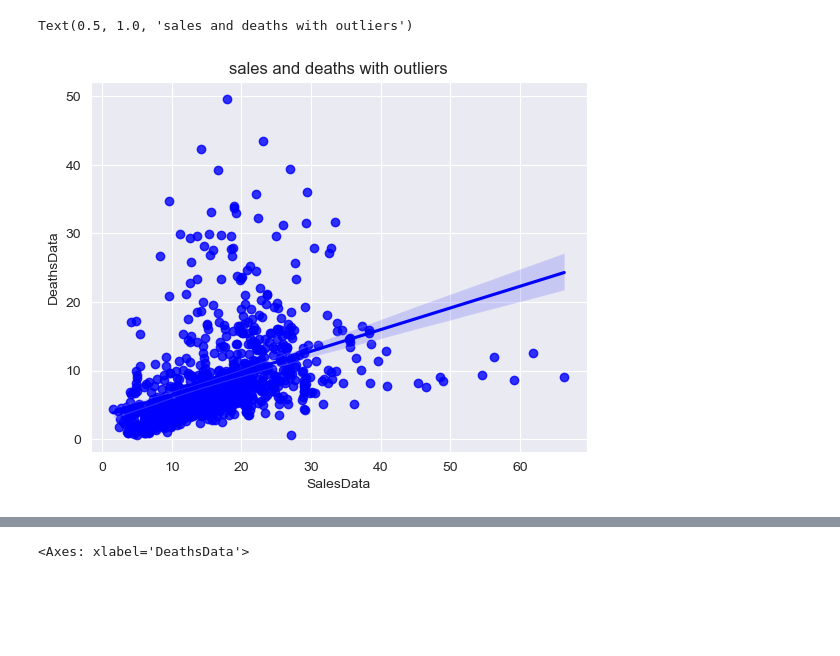
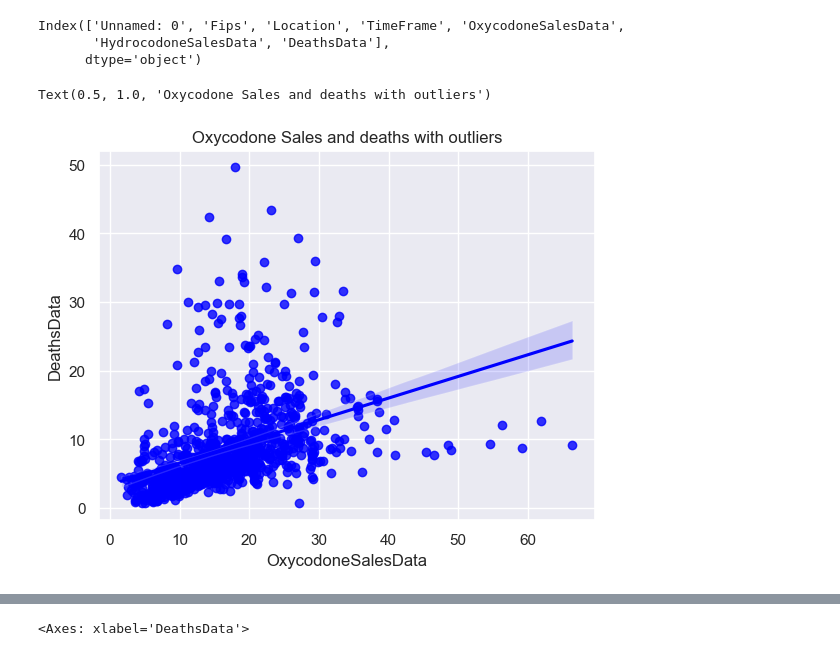
Before and after one commit to searanch/opiods-deaths-sales, a Jupyter notebook: RelationshipSalesDeaths.ipynb, the cells around one changed output, grey strips where cells are left out. Drawn from its saved outputs; the diff is of its cells as text; code cells hidden in the pictures; blank space fills up the shorter version.

```diff
--- a/RelationshipSalesDeaths.ipynb
+++ b/RelationshipSalesDeaths.ipynb
@@ -57,9 +4,19 @@ df= make_merge()
+# %%
+# load filr and unneeeded column
+df = pd.read_csv('data/SalesDeaths.csv')
+df.drop(['Unnamed: 0'], axis=1, inplace=True)
+# %%
+df.columns
+# %% [output]
+Index(['Unnamed: 0', 'Fips', 'Location', 'TimeFrame', 'OxycodoneSalesData',
+       'HydrocodoneSalesData', 'DeathsData'],
+      dtype='object')
 # %%
 # linear regression to check relationship between x and y
 sns.set_style("darkgrid")
 sns.color_palette("rocket")
-sns.regplot(x="SalesData", y="DeathsData", data=df, color='blue')
-plt.title("sales and deaths with outliers")
+sns.regplot(x="OxycodoneSalesData", y="DeathsData", data=df, color='blue')
+plt.title("Oxycodone Sales and deaths with outliers")
 # %% [output]
-Text(0.5, 1.0, 'sales and deaths with outliers')
+Text(0.5, 1.0, 'Oxycodone Sales and deaths with outliers')
-[figure, old version]
+[figure, new version]
```
Also changed, not shown: parts of 9 cells of this notebook.
